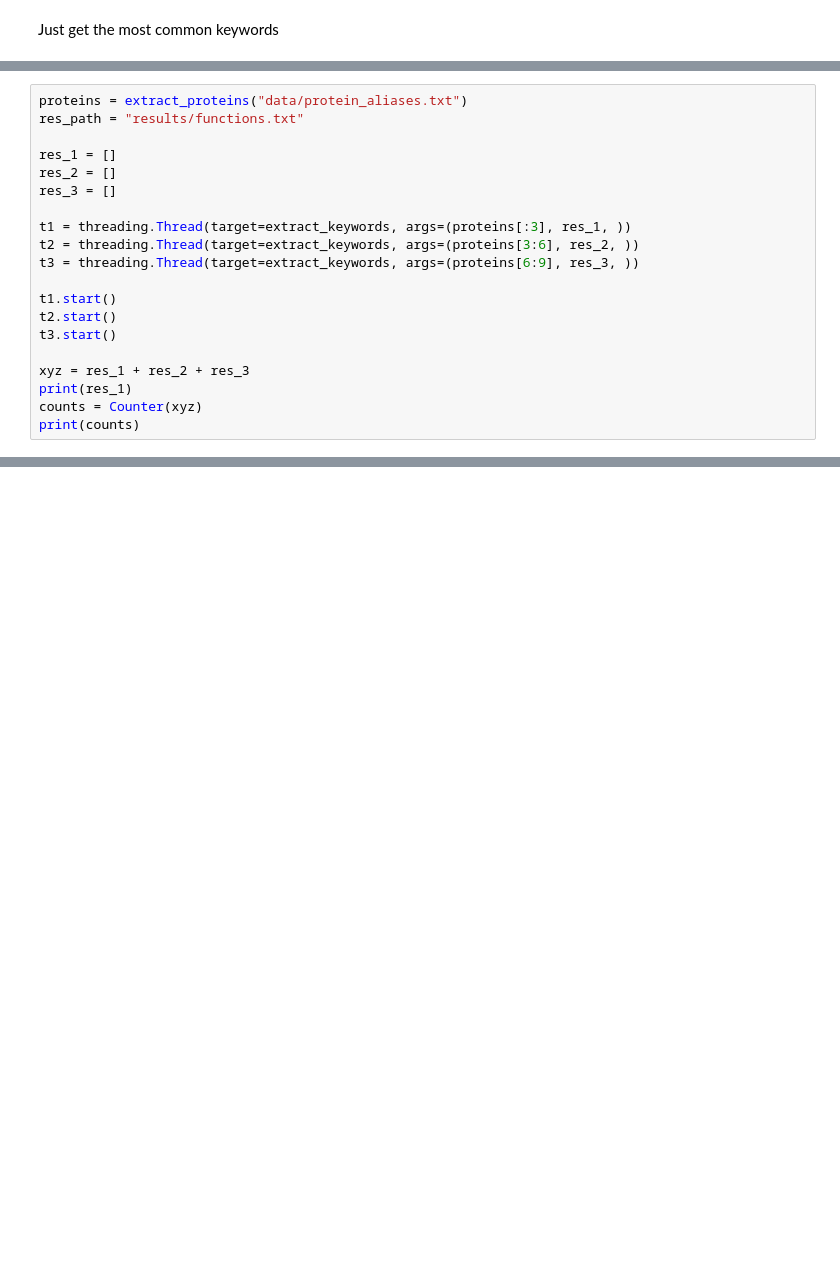
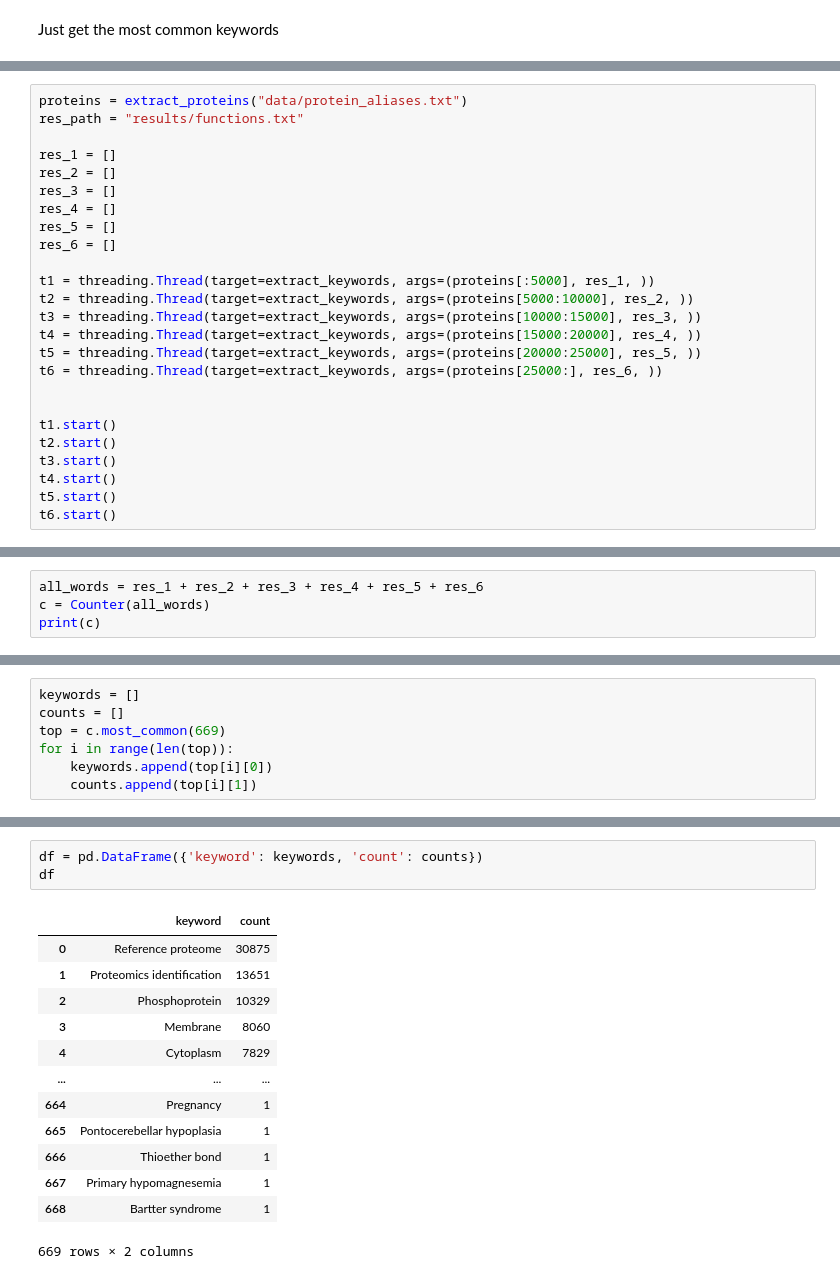
Before and after one commit to josephramirezgit/CASB-199, a Jupyter notebook: classification/keywords.ipynb, the cells around one changed output, grey strips where cells are left out. Cells and saved outputs as stored; diff of their text form; blank space fills up the shorter version.

Commit message:
keyword scores

```diff
--- a/classification/keywords.ipynb
+++ b/classification/keywords.ipynb
@@ -107,16 +105,21 @@ res_path = "results/functions.txt"
 res_1 = []
 res_2 = []
 res_3 = []
+res_4 = []
+res_5 = []
+res_6 = []
 
-t1 = threading.Thread(target=extract_keywords, args=(proteins[:3], res_1, ))
-t2 = threading.Thread(target=extract_keywords, args=(proteins[3:6], res_2, ))
-t3 = threading.Thread(target=extract_keywords, args=(proteins[6:9], res_3, ))
+t1 = threading.Thread(target=extract_keywords, args=(proteins[:5000], res_1, ))
+t2 = threading.Thread(target=extract_keywords, args=(proteins[5000:10000], res_2, ))
+t3 = threading.Thread(target=extract_keywords, args=(proteins[10000:15000], res_3, ))
+t4 = threading.Thread(target=extract_keywords, args=(proteins[15000:20000], res_4, ))
+t5 = threading.Thread(target=extract_keywords, args=(proteins[20000:25000], res_5, ))
+t6 = threading.Thread(target=extract_keywords, args=(proteins[25000:], res_6, ))
+
 
 t1.start()
 t2.start()
 t3.start()
-
-xyz = res_1 + res_2 + res_3
-print(res_1)
-counts = Counter(xyz)
-print(counts)
+t4.start()
+t5.start()
+t6.start()
@@ -128,0 +126,4 @@ Counter()
+# %%
+all_words = res_1 + res_2 + res_3 + res_4 + res_5 + res_6
+c = Counter(all_words)
+print(c)
@@ -135,0 +160,7 @@ xyz
+# %%
+keywords = []
+counts = []
+top = c.most_common(669)
+for i in range(len(top)):
+    keywords.append(top[i][0])
+    counts.append(top[i][1])
@@ -135,0 +194,17 @@ xyz
+# %%
+df = pd.DataFrame({'keyword': keywords, 'count': counts})
+df
+# %% [output]
+|  | keyword | count |
+| 0 | Reference proteome | 30875 |
+| 1 | Proteomics identification | 13651 |
+| 2 | Phosphoprotein | 10329 |
+| 3 | Membrane | 8060 |
+| 4 | Cytoplasm | 7829 |
+| ... | ... | ... |
+| 664 | Pregnancy | 1 |
+| 665 | Pontocerebellar hypoplasia | 1 |
+| 666 | Thioether bond | 1 |
+| 667 | Primary hypomagnesemia | 1 |
+| 668 | Bartter syndrome | 1 |
+669 rows × 2 columns
```
Also changed, not shown: parts of 11 cells of this notebook, 7 other files.
